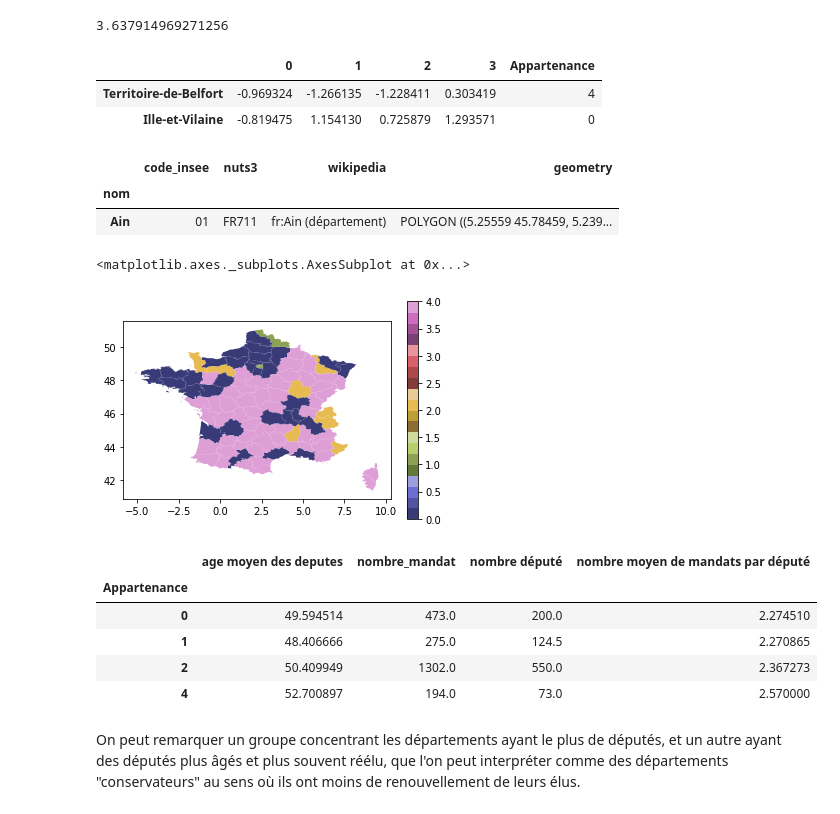
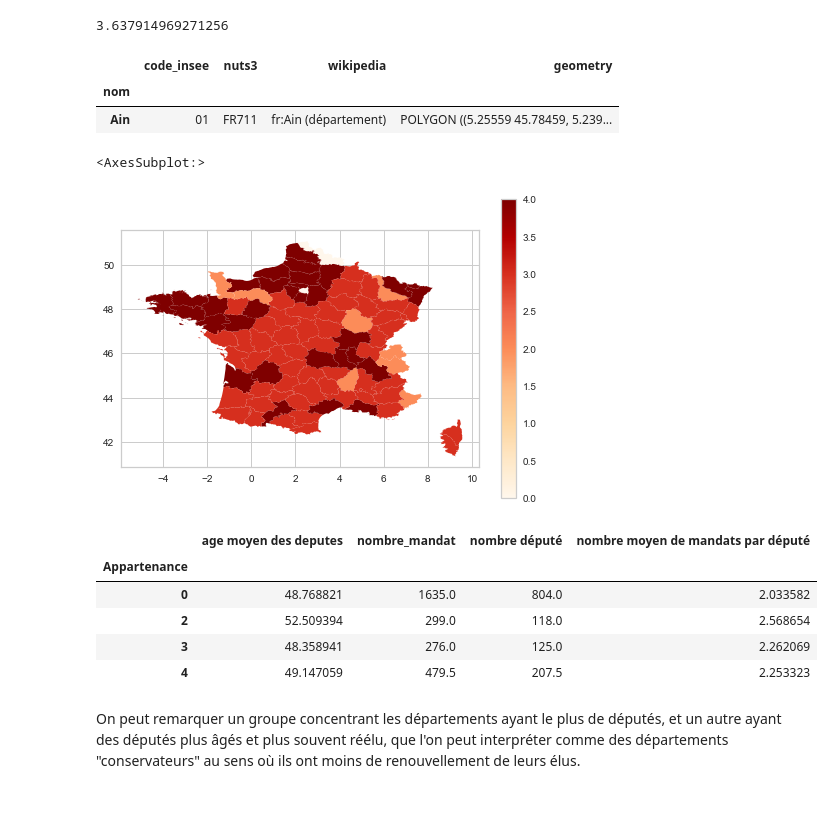
Before and after one commit to dusylvain/Projet-Python-deputes, a Jupyter notebook: clustering.ipynb, the cells around one changed output. Cells and saved outputs as stored; diff of their text form; code cells hidden in the pictures.

```diff
--- a/clustering.ipynb
+++ b/clustering.ipynb
@@ -191,9 +199,9 @@ Pour la Cinquième République, les résultats sont beaucoup moins encourageants
 # %%
-listeLegis=['Ire','IIe', 'IIIe', 'IVe', 'Ve', 'VIe', 'VIIe', 'VIIIe', 'IXe', 'Xe', 'XIe', 'XIIe', 'XIIIe', 'XIVe', 'XVe', 'XVIe']
+listeLegis=['Ire','IIe', 'IIIe', 'IVe', 'Ve', 'VIe', 'VIIe', 'VIIIe', 'IXe', 'Xe', 'XIe', 'XIIe']
 listeLegislature=[' '+i+' législature ' for i in listeLegis]#on crée une liste des législatures dans le bon ordre
 mandat_dep_5b=mandat_dep[mandat_dep['Régime politique']=='Cinquième République - Assemblée nationale']
 mandat_dep_prems=mandat_dep_5b[mandat_dep_5b['Législature']==listeLegislature[0]]
-for legislature in listeLegislature[1:12] :
+for legislature in listeLegislature :
     mandat_dep_prems=pd.concat((mandat_dep_prems, mandat_dep_5b[mandat_dep_5b['Législature']==legislature]))
 
 (depmt_groupe_5b, gros_groupe_5b)=datagroupe(mandat_dep_prems)
@@ -326,11 +336,5 @@ kmeans = cluster.KMeans(n_clusters=5, max_iter=10000)#comme il y a beaucoup de v
 centre_red_clust=clustering(centre_red.fillna(0))
 # %% [output]
 3.637914969271256
-# %%
-centre_red_clust.head(2)
-# %% [output]
-|  | 0 | 1 | 2 | 3 | Appartenance |
-| Territoire-de-Belfort | -0.969324 | -1.266135 | -1.228411 | 0.303419 | 4 |
-| Ille-et-Vilaine | -0.819475 | 1.154130 | 0.725879 | 1.293571 | 0 |
 # %%
 centre_red_clust.index=[i[1:] for i in centre_red.index]#on commence par enlever l'espace qui est au début du nom des départements
@@ -342,10 +345,10 @@ carte_metrop.head(1)
 # %%
 df = carte_metrop.merge(centre_red_clust, how = 'inner', left_index=True, right_index=True)
 # %%
-df.plot(column = 'Appartenance', legend=True, cmap='tab20b')#on crée la carte
+df.plot(column = 'Appartenance', legend=True, cmap='OrRd')#on crée la carte
 # %% [output]
-<matplotlib.axes._subplots.AxesSubplot at 0x...>
+<AxesSubplot:>
-[figure, old version]
+[figure, new version]
 # %%
 dpartement.index=[i[1:] for i in dpartement.index]
 # %%
@@ -355,10 +358,10 @@ analyse.groupby("Appartenance").median()
 # %% [output]
 |  | age moyen des deputes | nombre_mandat | nombre député | nombre moyen de mandats par député |
 | Appartenance |  |  |  |  |
-| 0 | 49.594514 | 473.0 | 200.0 | 2.274510 |
-| 1 | 48.406666 | 275.0 | 124.5 | 2.270865 |
-| 2 | 50.409949 | 1302.0 | 550.0 | 2.367273 |
-| 4 | 52.700897 | 194.0 | 73.0 | 2.570000 |
+| 0 | 48.768821 | 1635.0 | 804.0 | 2.033582 |
+| 2 | 52.509394 | 299.0 | 118.0 | 2.568654 |
+| 3 | 48.358941 | 276.0 | 125.0 | 2.262069 |
+| 4 | 49.147059 | 479.5 | 207.5 | 2.253323 |
 # %% [markdown]
 On peut remarquer un groupe concentrant les départements ayant le plus de députés, et un autre ayant des députés plus âgés et plus souvent réélu, que l'on peut interpréter comme des départements "conservateurs" au sens où ils ont moins de renouvellement de leurs élus.
 # %%
```
Also changed, not shown: parts of 30 cells of this notebook.
